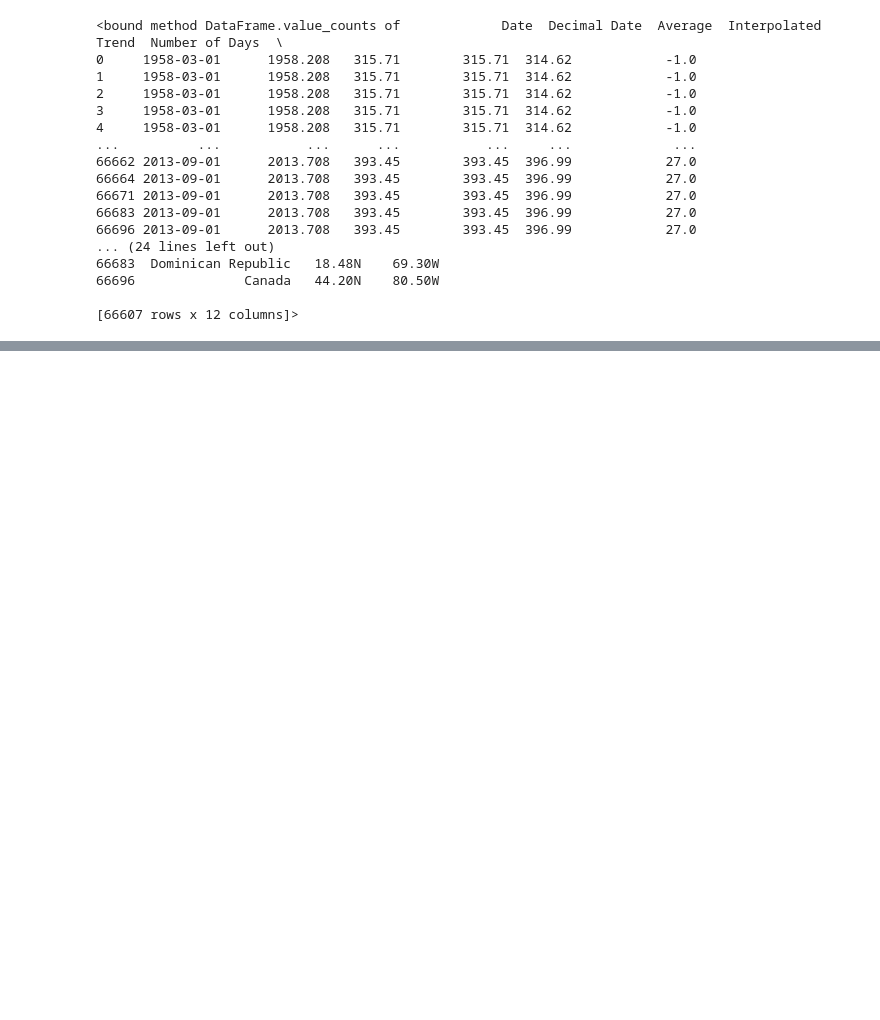
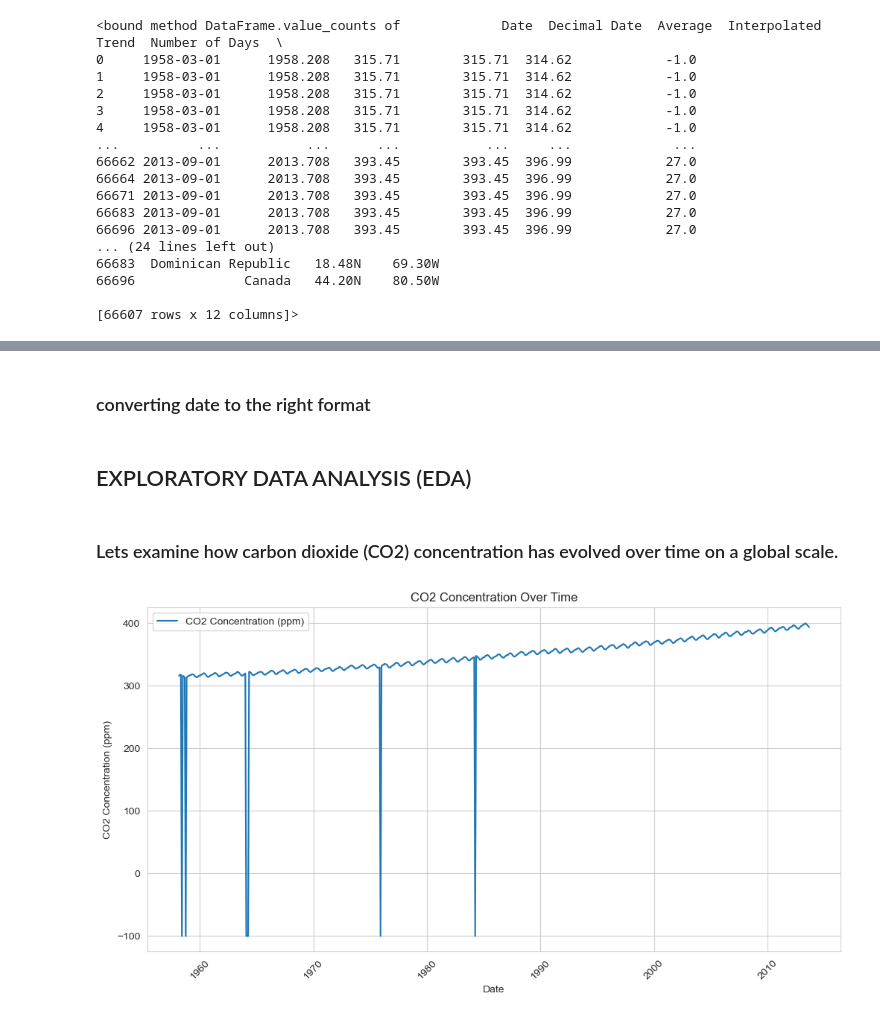
Before and after one commit to u-mar/Phase_5_Project, a Jupyter notebook: Untitled.ipynb, the cells around one changed output, grey strips where cells are left out. Cells and saved outputs as stored; diff of their text form; code cells hidden in the pictures; blank space fills up the shorter version.

```diff
--- a/Untitled.ipynb
+++ b/Untitled.ipynb
@@ -131,7 +169,7 @@ Data columns (total 6 columns):
 dtypes: float64(4), int64(1), object(1)
 memory usage: 34.2+ KB
 # %%
-temp = pd.read_csv('TemperaturesByMajor.csv')
+temp = pd.read_csv('data/TemperaturesByMajor.csv')
 # %%
 temp.head()
 # %% [output]
@@ -310,0 +376,19 @@ merged_data_with_c02.value_counts
+# %%
+# Handle missing values
+merged_data_with_c02.dropna(inplace=True)
+
+# Check for and remove duplicates
+merged_data_with_c02.drop_duplicates(inplace=True)
+
+# Check data types
+print(merged_data_with_c02.dtypes)
+
+# Check for missing values
+missing_values = merged_data_with_c02.isnull().sum()
+print("Missing Values:")
+print(missing_values)
+
+# Check for duplicates
+duplicates = merged_data_with_c02.duplicated().sum()
+print("Duplicate Rows:")
+print(duplicates)
@@ -310,0 +447,10 @@ merged_data_with_c02.value_counts
+# %%
+# Rename the columns belonging to CO2 data
+merged_data_with_c02.rename(columns={
+    'Average': 'CO2_Average',
+    'Interpolated': 'CO2_Interpolated',
+    'Trend': 'CO2_Trend',
+}, inplace=True)
+
+# Verify the DataFrame after renaming columns
+merged_data_with_c02.info()
@@ -310,0 +475,19 @@ merged_data_with_c02.value_counts
+# %% [markdown]
+### converting date to the right format
+# %%
+merged_data_with_c02['Year'] = merged_data_with_c02['Date'].dt.year
+# %% [markdown]
+## EXPLORATORY DATA ANALYSIS (EDA)
+# %% [markdown]
+### Lets examine how carbon dioxide (CO2) concentration has evolved over time on a global scale.
+# %%
+# Create a line plot of CO2 concentration over time
+plt.figure(figsize=(12, 6))
+sns.lineplot(data=merged_data_with_c02, x='Date', y='CO2_Average', label='CO2 Concentration (ppm)')
+plt.title('CO2 Concentration Over Time')
+plt.xlabel('Date')
+plt.ylabel('CO2 Concentration (ppm)')
+plt.xticks(rotation=45)
+plt.show()
+# %% [output]
+[figure, added]
```
Also changed, not shown: parts of 98 cells of this notebook, 5 other files.
